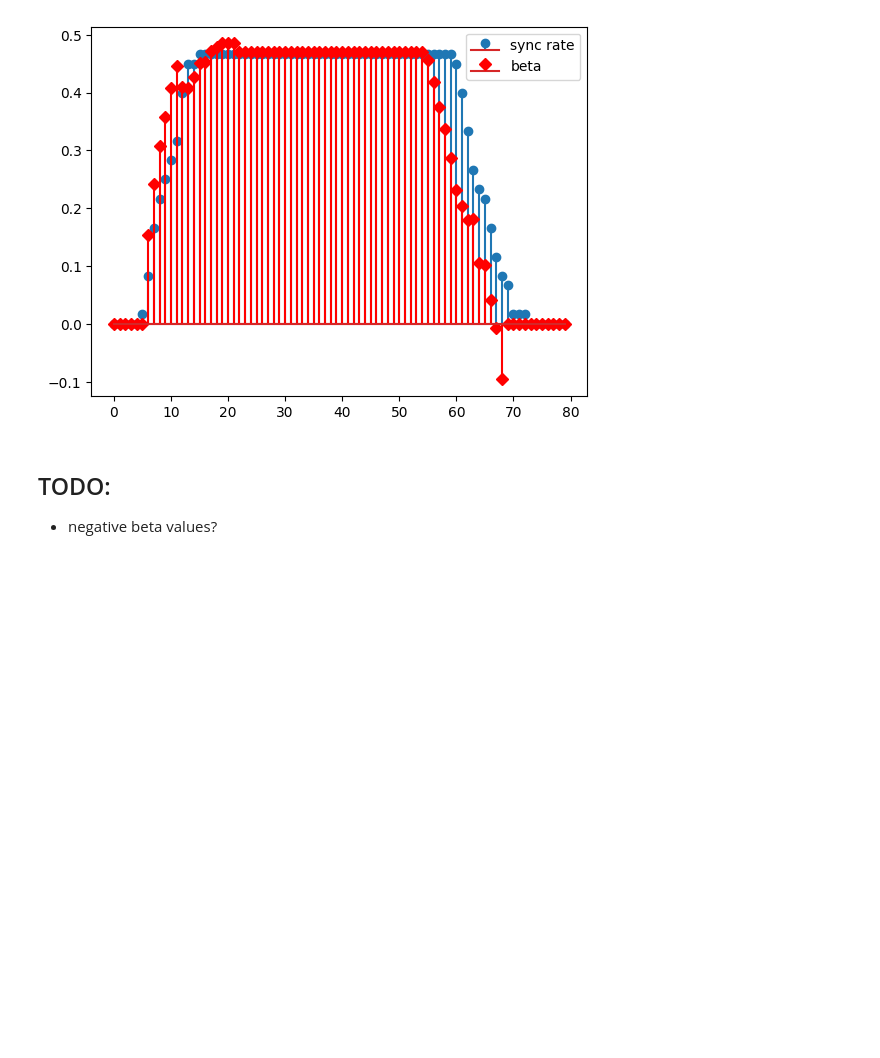
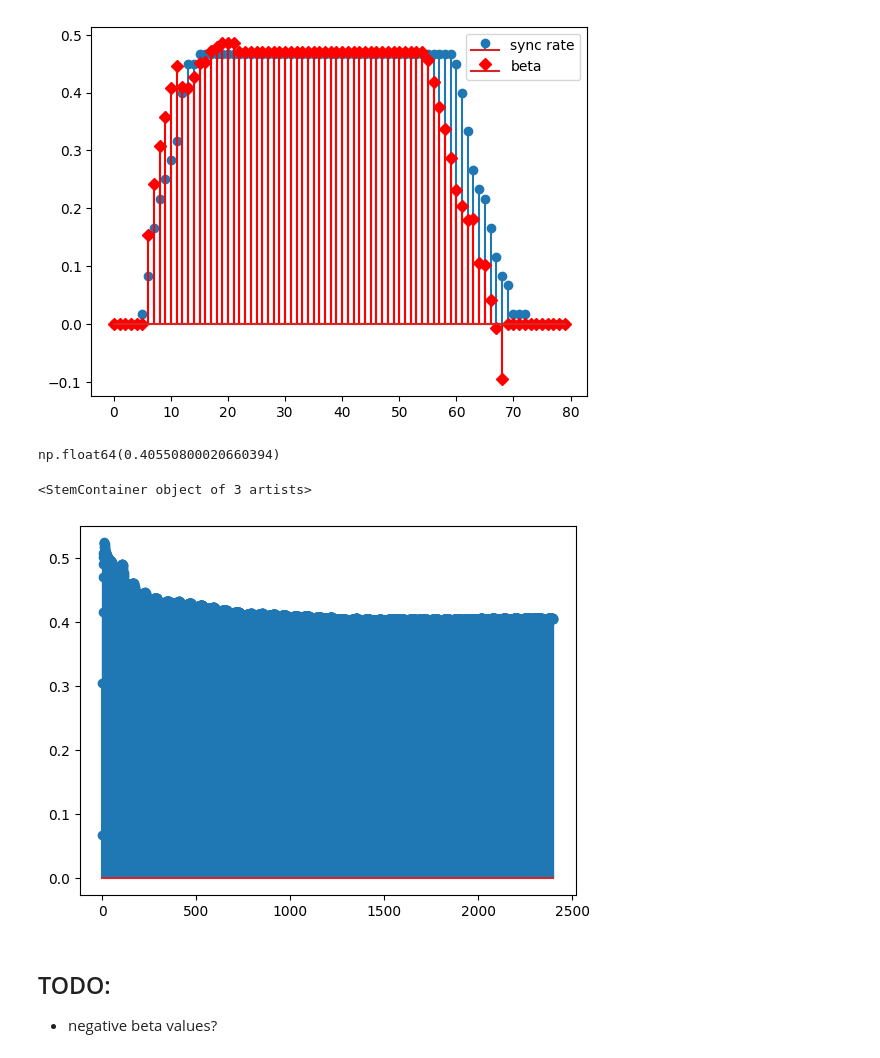
Before and after one commit to somitgond/mtp, a Jupyter notebook: pythonWork/beta_estimation.ipynb, the cells around one changed output. Cells and saved outputs as stored; diff of their text form; code cells hidden in the pictures; blank space fills up the shorter version.

Commit message:
added avg_beta

```diff
--- a/pythonWork/beta_estimation.ipynb
+++ b/pythonWork/beta_estimation.ipynb
@@ -290,6 +290,25 @@ plt.legend()
 # %% [output]
 <matplotlib.legend.Legend at 0x...>
 [figure]
+# %%
+# average beta over time
+avg_beta = []
+for b in betas:
+    if(b > 0):
+        if(not avg_beta):
+            avg_beta.append(b)
+        else:
+            temp = len(avg_beta)*avg_beta[-1] + b
+            avg_beta.append(temp/(len(avg_beta)+1))
+# %%
+avg_beta[-1]
+# %% [output]
+np.float64(0.40550800020660394)
+# %%
+plt.stem(avg_beta)
+# %% [output]
+<StemContainer object of 3 artists>
+[figure, added]
 # %% [markdown]
 ## TODO:
 - negative beta values?
```
